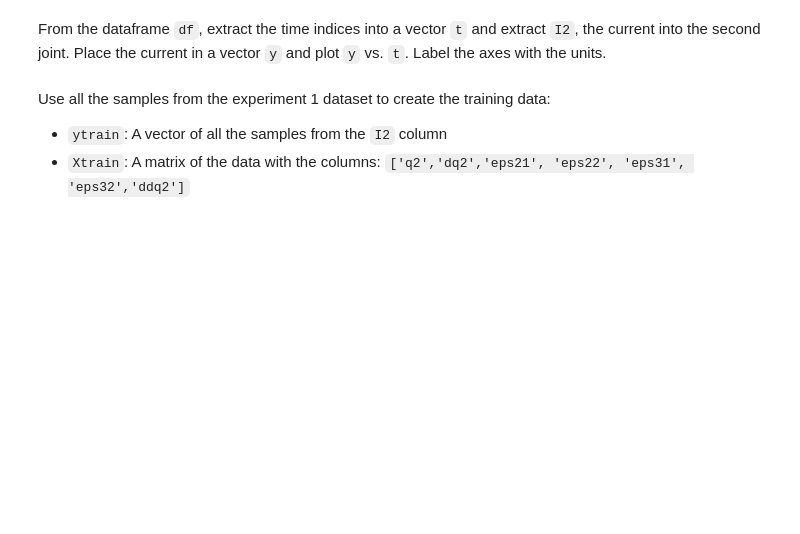
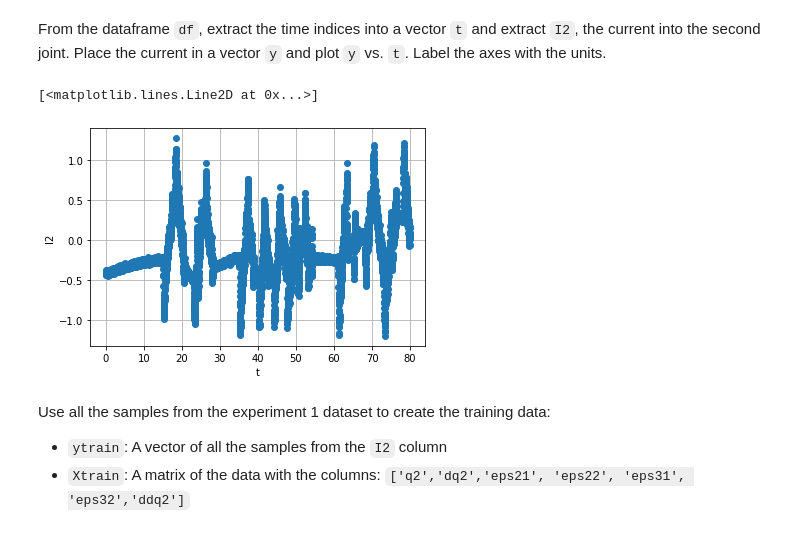
Before and after one commit to pliugithub/MachineLearning, a Jupyter notebook: unit03_mult_lin_reg/lab_robot_calib_partial.ipynb, the cells around one changed output. Saved outputs shown, nothing was run; the diff lists cells and outputs as text; code cells hidden in the pictures; blank space fills up the shorter version.

```diff
--- a/unit03_mult_lin_reg/lab_robot_calib_partial.ipynb
+++ b/unit03_mult_lin_reg/lab_robot_calib_partial.ipynb
@@ -53,6 +51,9 @@ names =[
     'ddq1', 'ddq2', 'ddq3'                # Joint accelerations (rad/sec^2)
 ]
 # TODO 1
+# df = pd.read_csv('exp1.csv',delim_whitespace=True, names=names, na_values='?',index_col=0)
+df = pd.read_csv('exp1.csv',header=None, names=names, na_values='?')
+
 # df = pd.read_csv(...)
 # %% [markdown]
 Print the first six lines of the pandas dataframe and manually check that they match the first rows of the csv file.
@@ -68,3 +73,17 @@ From the dataframe `df`, extract the time indices into a vector `t` and extract
+# %%
+# TODO 3
+y = np.array(df['I2'])
+x = np.array(df['t'])
+plt.xlabel('t')
+plt.ylabel('I2')
+plt.grid(True)
+plt.plot(x,y,'o')
+# y = ...
+# t = ...
+# plt.plot(...)
+# %% [output]
+[<matplotlib.lines.Line2D at 0x...>]
+[figure, added]
 # %% [markdown]
 Use all the samples from the experiment 1 dataset to create the training data:
 * `ytrain`:  A vector of all the samples from the `I2` column
```
Also changed, not shown: parts of 15 cells of this notebook.
